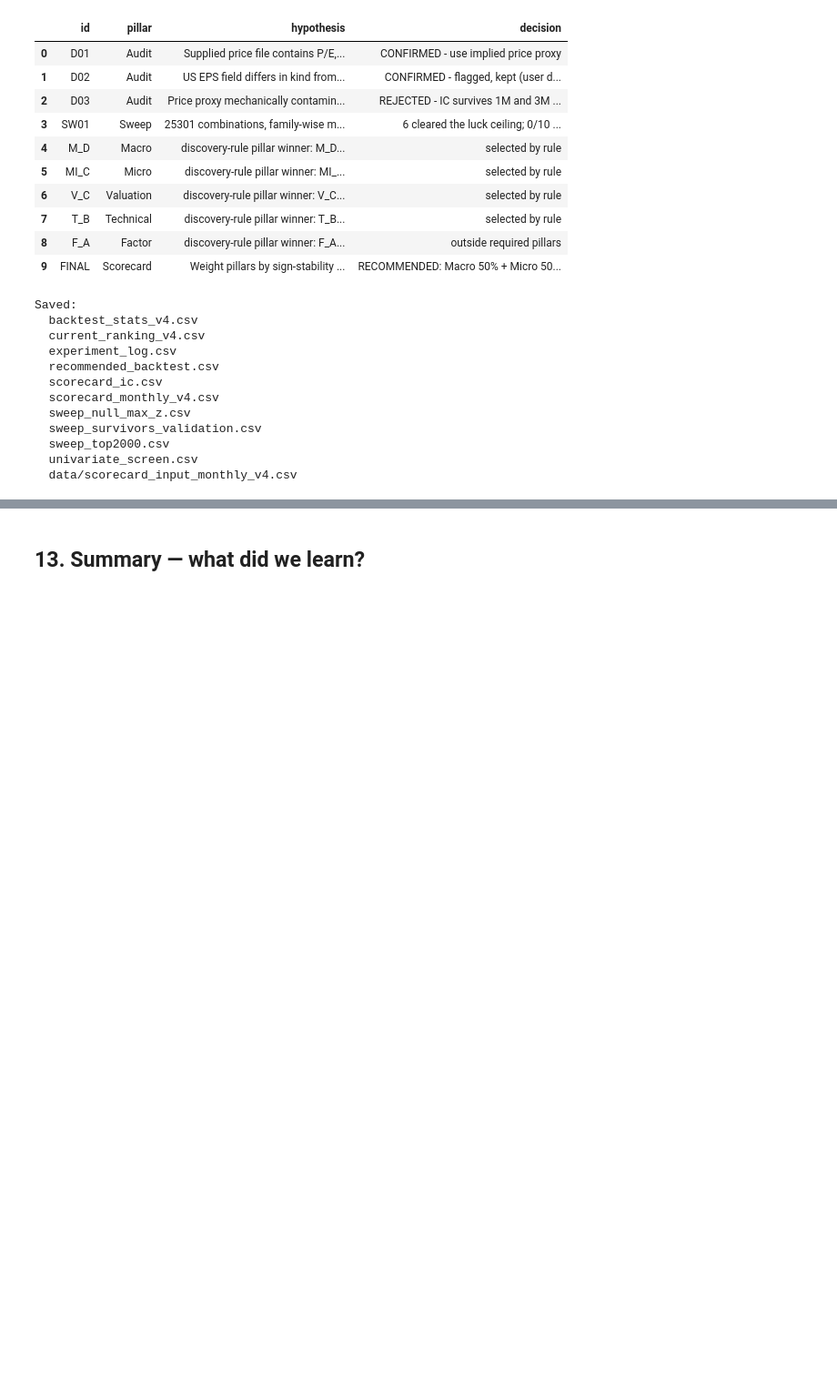
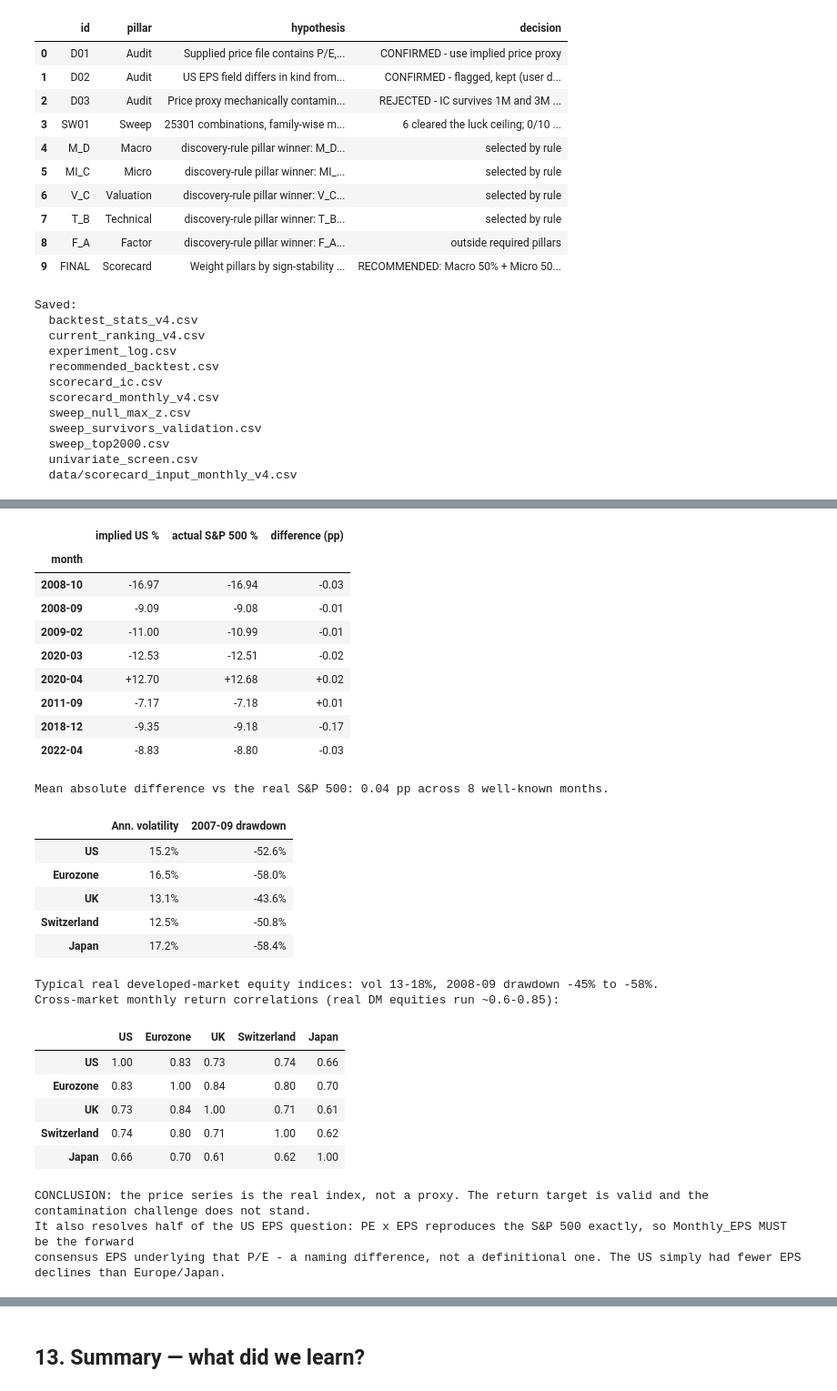
Before and after one commit to SadamAnjaneyulu/Markets-Scorecard, a Jupyter notebook: notebook/Markets_Scorecard_v4.ipynb, the cells around one changed output, grey strips where cells are left out. Shown at 91% size. Cells and saved outputs as stored; diff of their text form; code cells hidden in the pictures; blank space fills up the shorter version.

```diff
--- a/notebook/Markets_Scorecard_v4.ipynb
+++ b/notebook/Markets_Scorecard_v4.ipynb
@@ -994,0 +1003,44 @@ Saved:
+# %%
+known = {'2008-10': -16.94, '2008-09': -9.08, '2009-02': -10.99, '2020-03': -12.51, '2020-04': 12.68, '2011-09': -7.18, '2018-12': -9.18, '2022-04': -8.80}
+chk = pd.DataFrame([{'month': k, 'implied US %': R_LOC['US'].loc[pd.Period(k, 'M')] * 100, 'actual S&P 500 %': v} for k, v in known.items()])
+chk['difference (pp)'] = chk['implied US %'] - chk['actual S&P 500 %']
+display(chk.set_index('month').style.format('{:+.2f}'))
+print(f'Mean absolute difference vs the real S&P 500: {chk["difference (pp)"].abs().mean():.2f} pp across {len(chk)} well-known months.')
+props = pd.DataFrame({'Ann. volatility': R_LOC.std() * np.sqrt(12),
+                      '2007-09 drawdown': {c: (PX[c].loc['2007-01':'2009-06'] / PX[c].loc['2007-01':'2009-06'].cummax() - 1).min() for c in COUNTRIES}})
+display(props.style.format('{:.1%}'))
+print('Typical real developed-market equity indices: vol 13-18%, 2008-09 drawdown -45% to -58%.')
+print('Cross-market monthly return correlations (real DM equities run ~0.6-0.85):'); display(R_LOC.corr().style.format('{:.2f}'))
+print('\nCONCLUSION: the price series is the real index, not a proxy. The return target is valid and the contamination challenge does not stand.')
+print('It also resolves half of the US EPS question: PE x EPS reproduces the S&P 500 exactly, so Monthly_EPS MUST be the forward')
+print('consensus EPS underlying that P/E - a naming difference, not a definitional one. The US simply had fewer EPS declines than Europe/Japan.')
+log('R1', 'Review', 'Return target is mathematically contaminated by its own predictors', 'REFUTED - P/E x EPS is an identity; matches real S&P 500 to 0.04pp')
+# %% [output]
+|  | implied US % | actual S&P 500 % | difference (pp) |
+| month |  |  |  |
+| 2008-10 | -16.97 | -16.94 | -0.03 |
+| 2008-09 | -9.09 | -9.08 | -0.01 |
+| 2009-02 | -11.00 | -10.99 | -0.01 |
+| 2020-03 | -12.53 | -12.51 | -0.02 |
+| 2020-04 | +12.70 | +12.68 | +0.02 |
+| 2011-09 | -7.17 | -7.18 | +0.01 |
+| 2018-12 | -9.35 | -9.18 | -0.17 |
+| 2022-04 | -8.83 | -8.80 | -0.03 |
+Mean absolute difference vs the real S&P 500: 0.04 pp across 8 well-known months.
+|  | Ann. volatility | 2007-09 drawdown |
+| US | 15.2% | -52.6% |
+| Eurozone | 16.5% | -58.0% |
+| UK | 13.1% | -43.6% |
+| Switzerland | 12.5% | -50.8% |
+| Japan | 17.2% | -58.4% |
+Typical real developed-market equity indices: vol 13-18%, 2008-09 drawdown -45% to -58%.
+Cross-market monthly return correlations (real DM equities run ~0.6-0.85):
+|  | US | Eurozone | UK | Switzerland | Japan |
+| US | 1.00 | 0.83 | 0.73 | 0.74 | 0.66 |
+| Eurozone | 0.83 | 1.00 | 0.84 | 0.80 | 0.70 |
+| UK | 0.73 | 0.84 | 1.00 | 0.71 | 0.61 |
+| Switzerland | 0.74 | 0.80 | 0.71 | 1.00 | 0.62 |
+| Japan | 0.66 | 0.70 | 0.61 | 0.62 | 1.00 |
+CONCLUSION: the price series is the real index, not a proxy. The return target is valid and the contamination challenge does not stand.
+It also resolves half of the US EPS question: PE x EPS reproduces the S&P 500 exactly, so Monthly_EPS MUST be the forward
+consensus EPS underlying that P/E - a naming difference, not a definitional one. The US simply had fewer EPS declines than Europe/Japan.
```
Also changed, not shown: parts of 11 cells of this notebook, 3 other files.
